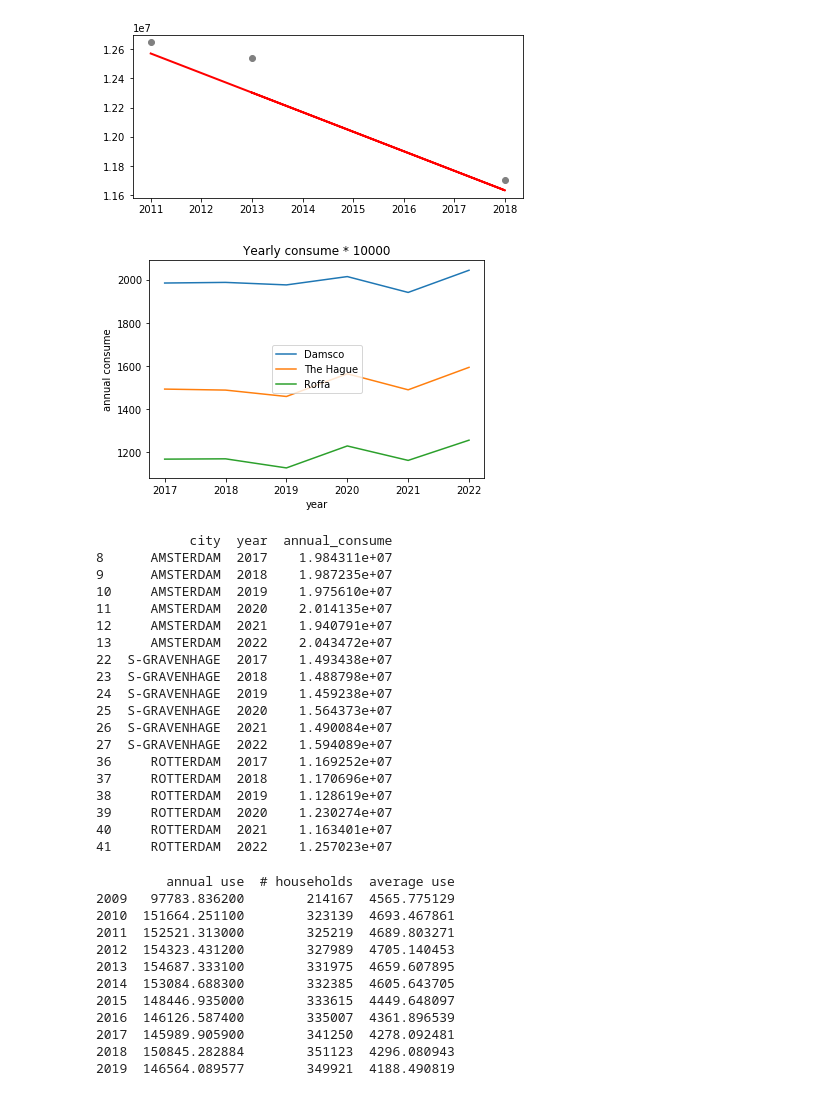
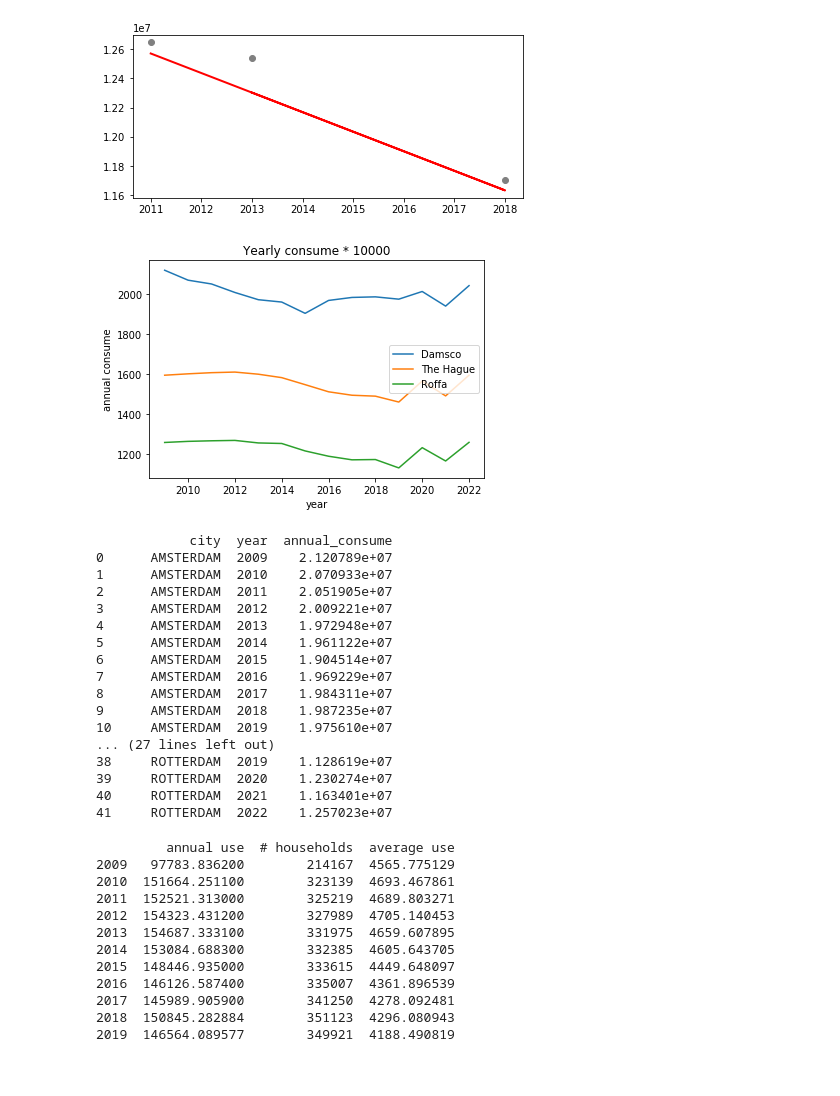
Before and after one commit to Melistick/datascience_challenge2, a Jupyter notebook: Notebook.ipynb, the cells around one changed output. Cells and saved outputs as stored; diff of their text form; code cells hidden in the pictures.

```diff
--- a/Notebook.ipynb
+++ b/Notebook.ipynb
@@ -571,45 +568,42 @@ See the caveats in the documentation: https://pandas.pydata.org/pandas-docs/stab
 [figure]
 # %%
 predicted_top3 = pd.concat([combined_adam, combined_denhaag, combined_rotterdam], ignore_index=True, axis=0)
-predicted_top3 = predicted_top3[predicted_top3['year'] > 2016]
 
 x1 = predicted_top3[predicted_top3['city'] == 'AMSTERDAM']['year']
 y1 = predicted_top3[predicted_top3['city'] == 'AMSTERDAM']['annual_consume']/10000
 plt.plot(x1, y1, label = "Damsco")
 
 x2 = predicted_top3[predicted_top3['city'] == 'S-GRAVENHAGE']['year']
 y2 = predicted_top3[predicted_top3['city'] == 'S-GRAVENHAGE']['annual_consume']/10000
 plt.plot(x2, y2, label = "The Hague")
 
 x3 = predicted_top3[predicted_top3['city'] == 'ROTTERDAM']['year']
 y3 = predicted_top3[predicted_top3['city'] == 'ROTTERDAM']['annual_consume']/10000
 plt.plot(x3, y3, label = "Roffa")
 
 plt.title('Yearly consume * 10000')
 plt.xlabel('year')
 plt.ylabel('annual consume')
 
 plt.legend()
 plt.show()
 
 print(predicted_top3)
 # %% [output]
-[figure, old version]
+[figure, new version]
             city  year  annual_consume
+0      AMSTERDAM  2009    2.120789e+07
+1      AMSTERDAM  2010    2.070933e+07
+2      AMSTERDAM  2011    2.051905e+07
+3      AMSTERDAM  2012    2.009221e+07
+4      AMSTERDAM  2013    1.972948e+07
+5      AMSTERDAM  2014    1.961122e+07
+6      AMSTERDAM  2015    1.904514e+07
+7      AMSTERDAM  2016    1.969229e+07
 8      AMSTERDAM  2017    1.984311e+07
 9      AMSTERDAM  2018    1.987235e+07
 10     AMSTERDAM  2019    1.975610e+07
-11     AMSTERDAM  2020    2.014135e+07
-12     AMSTERDAM  2021    1.940791e+07
-13     AMSTERDAM  2022    2.043472e+07
-22  S-GRAVENHAGE  2017    1.493438e+07
-23  S-GRAVENHAGE  2018    1.488798e+07
-24  S-GRAVENHAGE  2019    1.459238e+07
-25  S-GRAVENHAGE  2020    1.564373e+07
-26  S-GRAVENHAGE  2021    1.490084e+07
-27  S-GRAVENHAGE  2022    1.594089e+07
-36     ROTTERDAM  2017    1.169252e+07
-37     ROTTERDAM  2018    1.170696e+07
+... (27 lines left out)
 38     ROTTERDAM  2019    1.128619e+07
 39     ROTTERDAM  2020    1.230274e+07
 40     ROTTERDAM  2021    1.163401e+07
```
Also changed, not shown: parts of 1 cell of this notebook.
